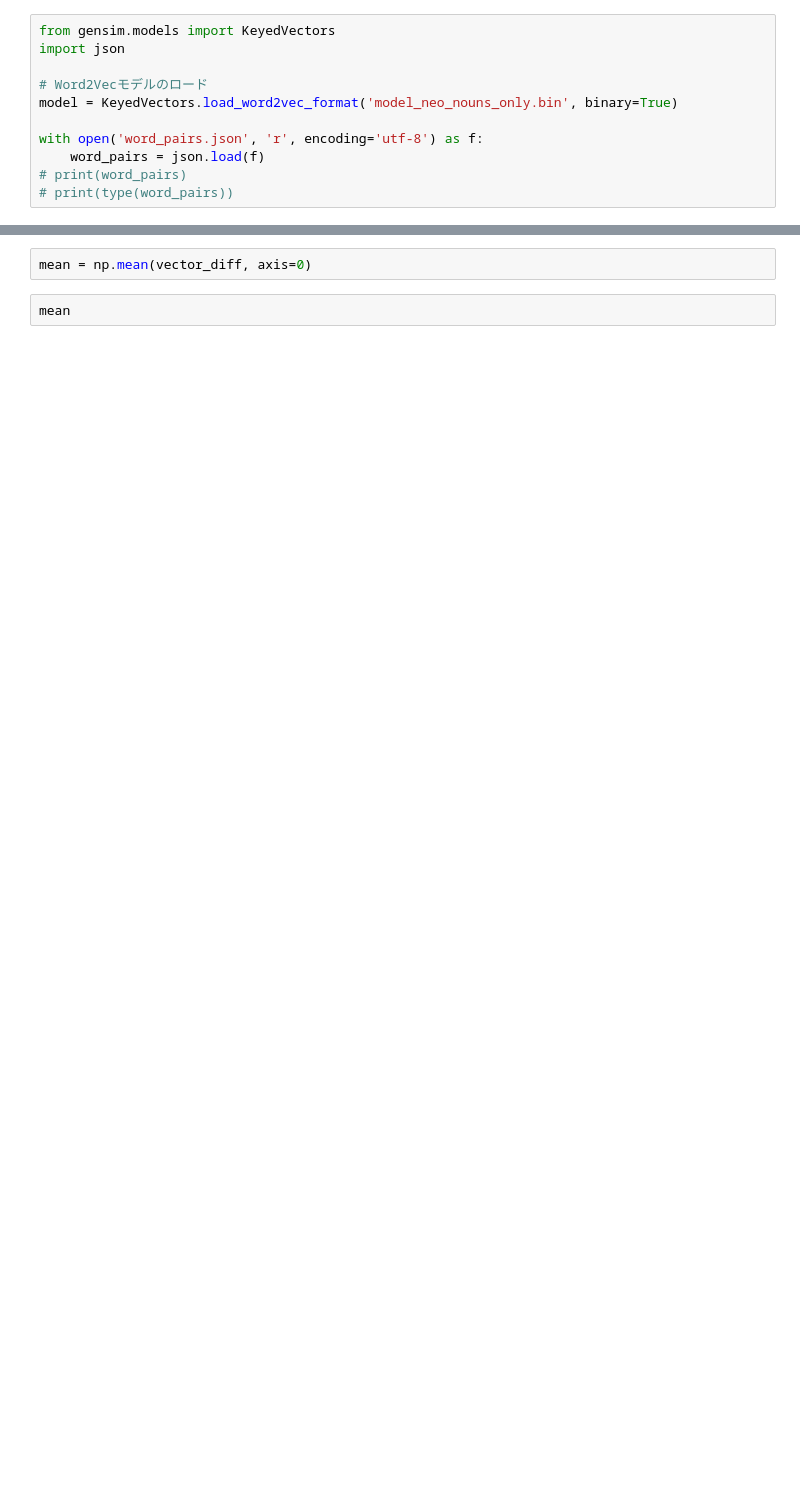
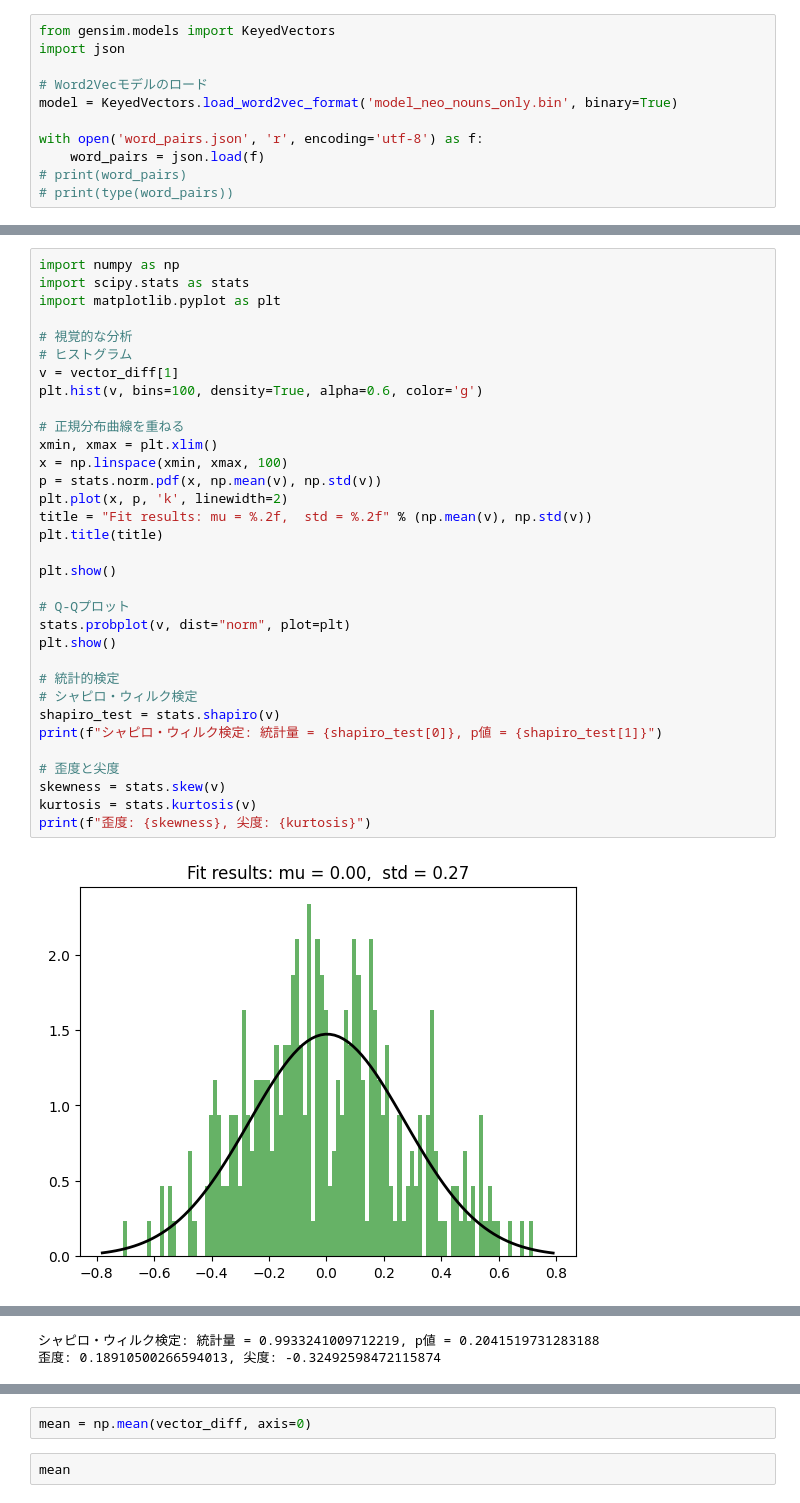
Before and after one commit to 0120MNGR/WordWolfML, a Jupyter notebook: similar_alg.ipynb, the cells around one changed output, grey strips where cells are left out. Drawn from its saved outputs; the diff is of its cells as text; blank space fills up the shorter version.

```diff
--- a/similar_alg.ipynb
+++ b/similar_alg.ipynb
@@ -47,0 +62,35 @@ m = np.array(vector_diff)
+# %%
+import numpy as np
+import scipy.stats as stats
+import matplotlib.pyplot as plt
+
+# 視覚的な分析
+# ヒストグラム
+v = vector_diff[1]
+plt.hist(v, bins=100, density=True, alpha=0.6, color='g')
+
+# 正規分布曲線を重ねる
+xmin, xmax = plt.xlim()
+x = np.linspace(xmin, xmax, 100)
+p = stats.norm.pdf(x, np.mean(v), np.std(v))
+plt.plot(x, p, 'k', linewidth=2)
+title = "Fit results: mu = %.2f,  std = %.2f" % (np.mean(v), np.std(v))
+plt.title(title)
+
+plt.show()
+
+# Q-Qプロット
+stats.probplot(v, dist="norm", plot=plt)
+plt.show()
+
+# 統計的検定
+# シャピロ・ウィルク検定
+shapiro_test = stats.shapiro(v)
+print(f"シャピロ・ウィルク検定: 統計量 = {shapiro_test[0]}, p値 = {shapiro_test[1]}")
+
+# 歪度と尖度
+skewness = stats.skew(v)
+kurtosis = stats.kurtosis(v)
+print(f"歪度: {skewness}, 尖度: {kurtosis}")
+# %% [output]
+[figure, added]
@@ -48,3 +98,5 @@ m = np.array(vector_diff)
+シャピロ・ウィルク検定: 統計量 = 0.9933241009712219, p値 = 0.2041519731283188
+歪度: 0.18910500266594013, 尖度: -0.32492598472115874
 # %%
 columns_to_plot = 15
 plt.figure(figsize=(25,15))
```
Also changed, not shown: parts of 7 cells of this notebook, 7 other files.
